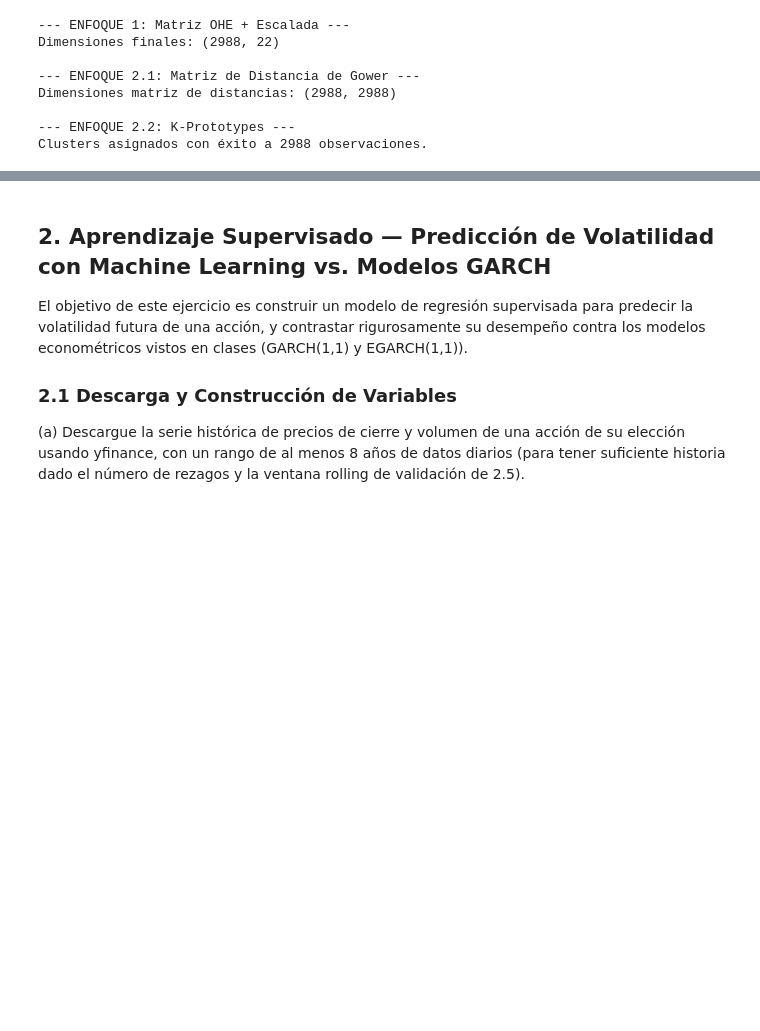
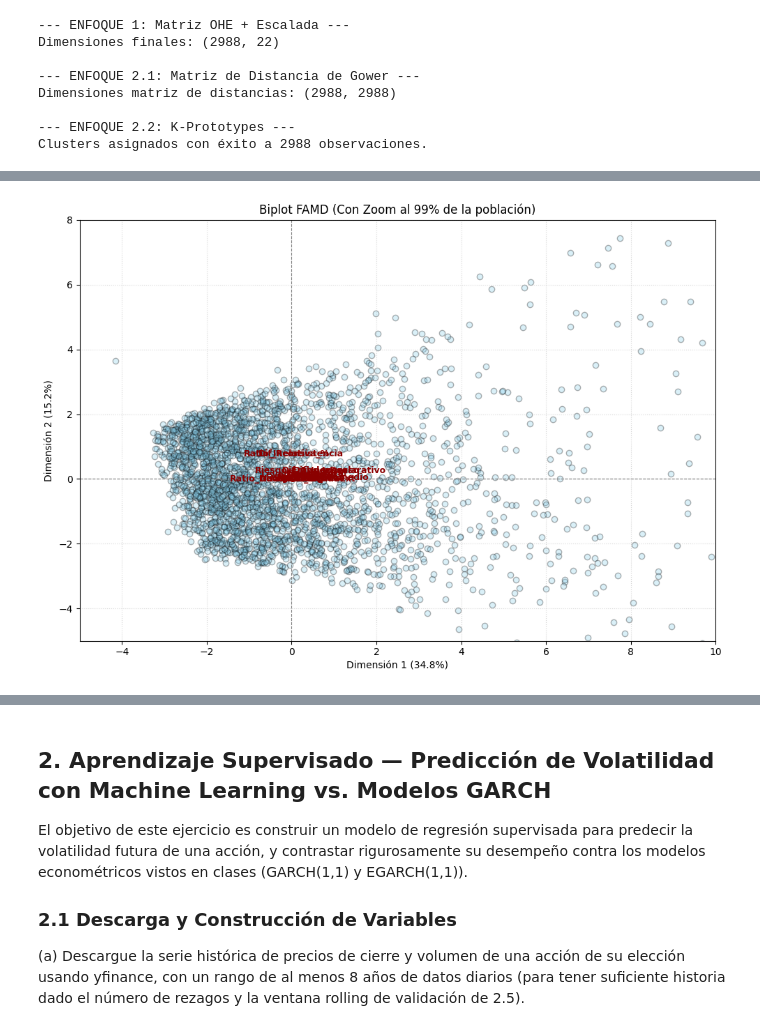
Before and after one commit to Felipe-Lopez-Vergara/ds_finance_-Lopez-, a Jupyter notebook: notebooks/HW_Sesion_6.ipynb, the cells around one changed output, grey strips where cells are left out. Drawn from its saved outputs; the diff is of its cells as text; code cells hidden in the pictures; blank space fills up the shorter version.

```diff
--- a/notebooks/HW_Sesion_6.ipynb
+++ b/notebooks/HW_Sesion_6.ipynb
@@ -467,0 +645,89 @@ Algoritmo K-Prototypes:Es el "híbrido" definitivo. Combina K-means (usando la d
+# %%
+# 1. DataFrame original (SIN aplicar One-Hot Encoding previo)
+
+df_famd = pd.read_excel("C:/Users/jeloy/Desktop/Magíster en Finanzas/Data Science/creditSIM.xlsx")
+df_famd = df_famd.dropna()
+df_famd["Ingreso_Promedio"] = df_famd[["Ingreso", "Ingreso2"]].mean(axis=1)
+df_famd["Dif_Ingreso"] = df_famd["Ingreso"] - df_famd["Ingreso2"]
+df_famd["Dif_Abs_Ingreso"] = np.abs(df_famd["Dif_Ingreso"])
+df_famd["Dif_Relativa_%"] = (df_famd["Dif_Abs_Ingreso"] / df_famd["Ingreso"].replace(0, np.nan)) * 100
+df_famd["Riesgo_Fraude_Declarativo"] = df_famd["Dif_Abs_Ingreso"]
+df_famd["Ratio_Inconsistencia"] = df_famd["Dif_Abs_Ingreso"] / (df_famd["Ingreso_Promedio"] + 1e-5)
+df_famd["Deuda_Total"] = df_famd["DeudaInt"] + df_famd["DeudaExt"]
+df_famd["Leverage_Ratio"] = df_famd["Deuda_Total"] / (df_famd["Ingreso_Promedio"] + 1e-5)
+df_famd["Ratio_DeudaInt_DeudaExt"] = df_famd["DeudaInt"] / (df_famd["DeudaExt"] + 1e-5)
+
+# 1. Eeliminar columnas de identificación o ID
+cols_a_excluir = [
+    "ID",
+    "VarObj"
+]
+df_famd = df_famd.drop(
+    columns=[c for c in cols_a_excluir if c in df.columns]
+).copy()
+
+# 2. Instanciar e integrar FAMD (parámetros actualizados)
+famd = prince.FAMD(
+    n_components=5,  # Número de dimensiones a extraer
+    random_state=42,
+)
+
+# 3. Ajustar el modelo a los datos mixtos
+famd = famd.fit(df_famd)
+
+# 4. Obtener la varianza explicada por cada componente (%)
+varianza_explicada = famd.percentage_of_variance_
+print("Varianza explicada por componente (%):", varianza_explicada)
+
+# 5. Extraer coordenadas en DataFrames reales
+coordenadas_filas = famd.transform(df_famd)
+
+if hasattr(famd, "column_coordinates_"):
+    coordenadas_columnas = famd.column_coordinates_
+elif callable(getattr(famd, "column_coordinates", None)):
+    coordenadas_columnas = famd.column_coordinates(df_famd)
+else:
+    coordenadas_columnas = famd.column_correlations(df_famd)
+
+# 6. Graficar en el plano (Dimensión 1 vs Dimensión 2)
+plt.figure(figsize=(10, 7))
+
+# Puntos de las observaciones
+plt.scatter(
+    coordenadas_filas.iloc[:, 0],
+    coordenadas_filas.iloc[:, 1],
+    alpha=0.3,
+    c="skyblue",
+    edgecolors="k",
+    label="Observaciones",
+)
+
+# Etiquetas de las variables / categorías
+for col_name in coordenadas_columnas.index:
+    x = coordenadas_columnas.loc[col_name, 0]
+    y = coordenadas_columnas.loc[col_name, 1]
+
+    plt.annotate(
+        col_name,
+        (x, y),
+        fontsize=9,
+        fontweight="bold",
+        color="darkred",
+        ha="center",
+        va="center",
+    )
+
+# --- APLICAR ZOOM EN LOS EJES ---
+plt.xlim(-5, 10)  # Ajusta estos valores según la zona denso
+plt.ylim(-5, 8)  # Ajusta estos valores según la zona densa
+
+# Formato del gráfico
+plt.axhline(0, color="grey", linestyle="--", linewidth=0.8)
+plt.axvline(0, color="grey", linestyle="--", linewidth=0.8)
+plt.xlabel(f"Dimensión 1 ({varianza_explicada[0]:.1f}%)")
+plt.ylabel(f"Dimensión 2 ({varianza_explicada[1]:.1f}%)")
+plt.title("Biplot FAMD (Con Zoom al 99% de la población)", fontsize=12)
+plt.grid(True, linestyle=":", alpha=0.5)
+plt.tight_layout()
+plt.show()
+# %% [output]
@@ -467,0 +735 @@ Algoritmo K-Prototypes:Es el "híbrido" definitivo. Combina K-means (usando la d
+[figure, added]
```
Also changed, not shown: parts of 15 cells of this notebook.
